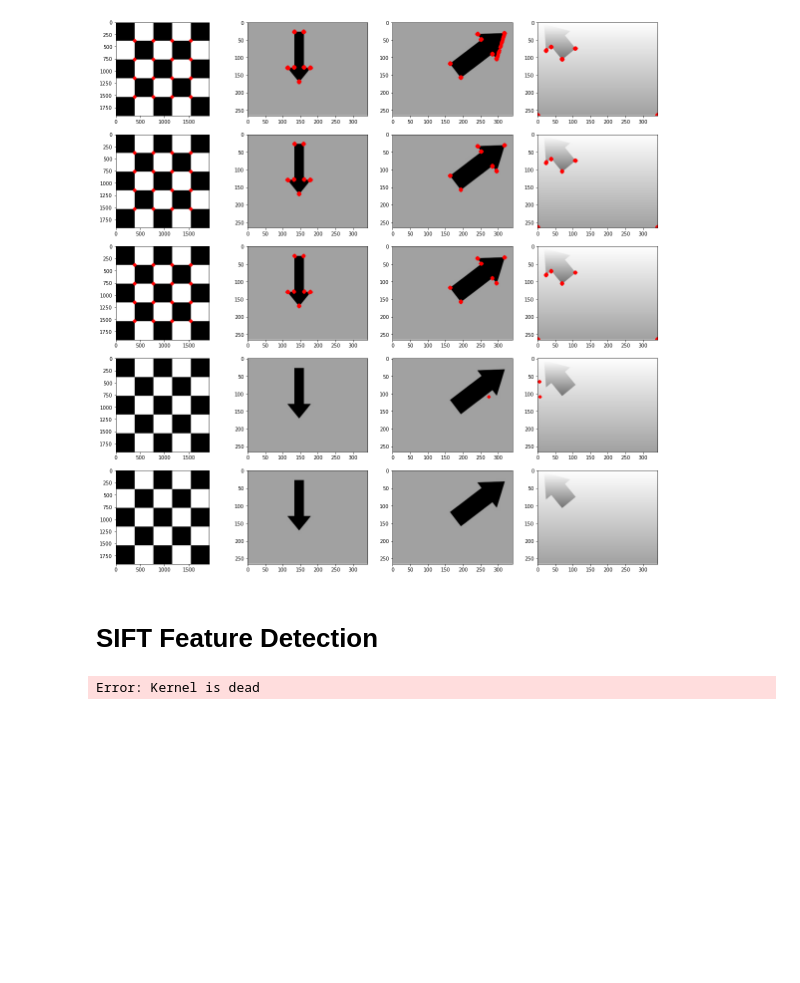
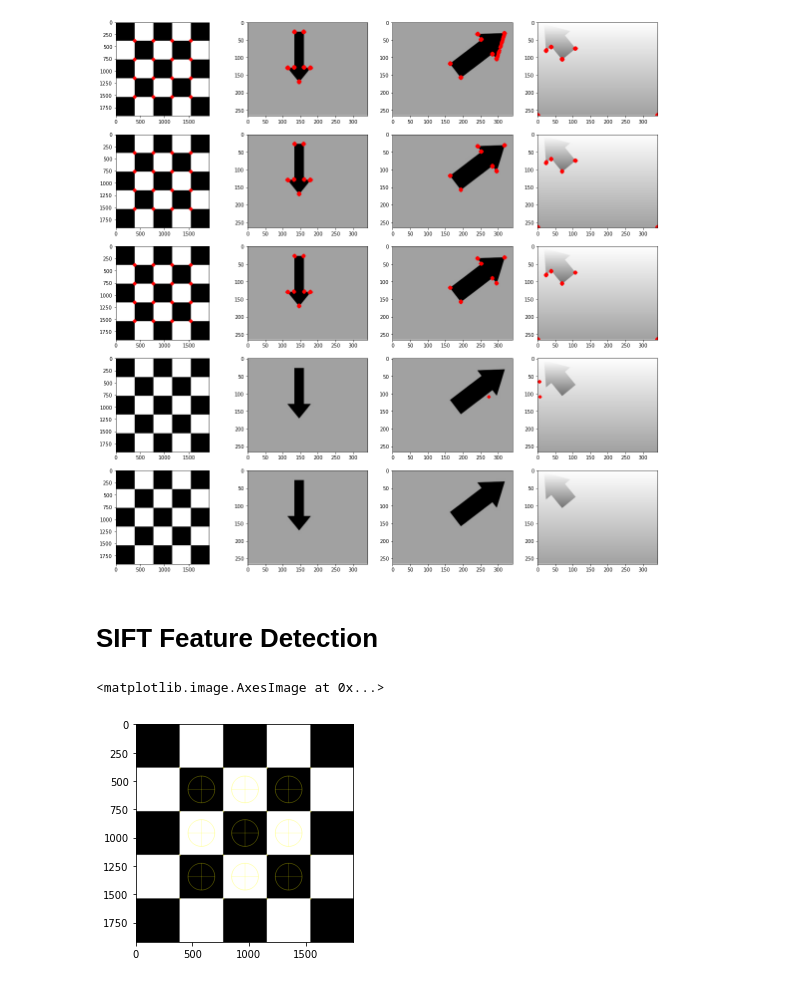
Before and after one commit to ovejorgensen/feature-point-detection, a Jupyter notebook: feature_detection.ipynb, the cells around one changed output. Saved outputs shown, nothing was run; the diff lists cells and outputs as text; code cells hidden in the pictures; blank space fills up the shorter version.

Commit message:
SIFT now working

```diff
--- a/feature_detection.ipynb
+++ b/feature_detection.ipynb
@@ -37,13 +37,13 @@ plt.show()
 # %%
 img = cv2.imread('images/chessboard.png', cv2.IMREAD_GRAYSCALE)
 
-sift = cv2.SIFT()
+sift = cv2.xfeatures2d.SIFT_create()
 
 kp = sift.detect(img, None)
 
-# img=cv2.drawKeypoints(img,kp)
-img=cv2.drawKeypoints(img, kp, flags = cv2.DRAW_MATCHES_FLAGS_DRAW_RICH_KEYPOINTS)
+out_img = cv2.drawKeypoints(img, kp, None, (255, 255, 0), flags=cv2.DRAW_MATCHES_FLAGS_DRAW_RICH_KEYPOINTS)
 
-plt.imshow('results/sift_keypoints.jpg',img)
+plt.imshow(out_img)
 # %% [output]
-Error: Kernel is dead
+<matplotlib.image.AxesImage at 0x...>
+[figure, added]
```
